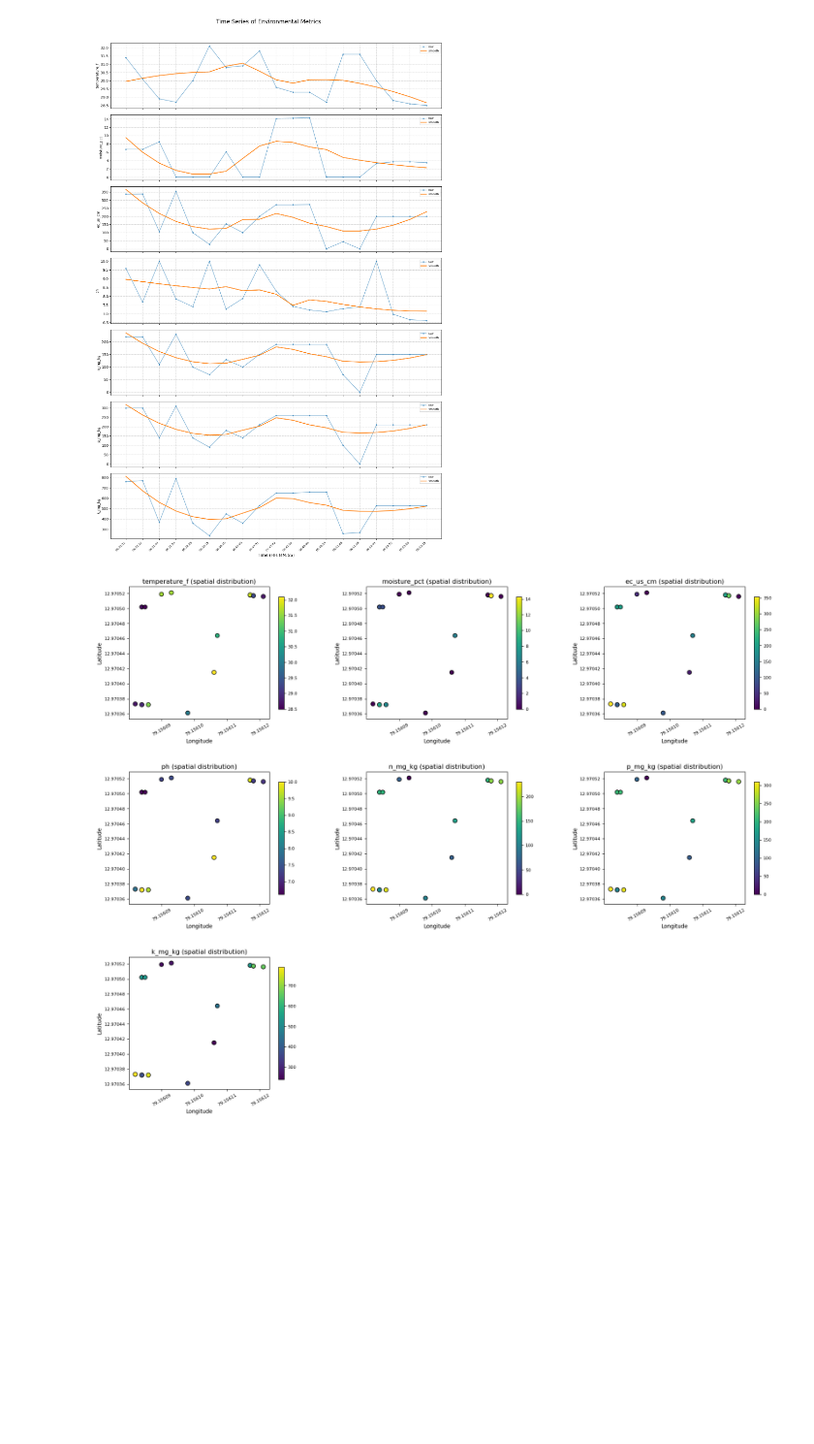
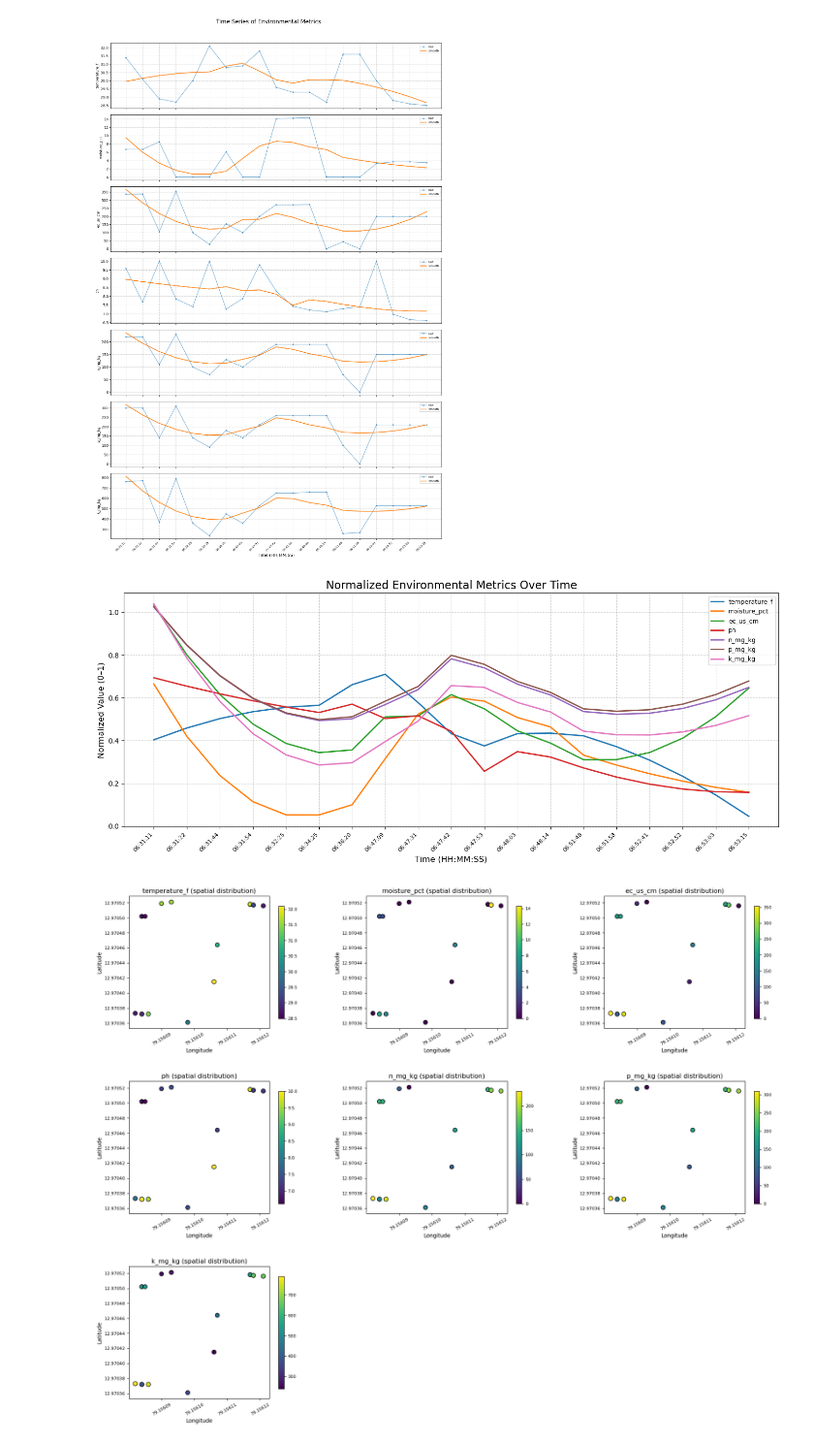
Before and after one commit to AnirudhaDG/agro_rover, a Jupyter notebook: data_analytics_updated.ipynb, the cells around one changed output. Shown at 97% size. Cells and saved outputs as stored; diff of their text form; code cells hidden in the pictures; blank space fills up the shorter version.

```diff
--- a/data_analytics_updated.ipynb
+++ b/data_analytics_updated.ipynb
@@ -13,13 +19,3 @@ df["time_str"] = df["timestamp"].dt.strftime("%H:%M:%S")
 
 # Metrics to visualize
 metrics = ["temperature_f", "moisture_pct", "ec_us_cm", "ph", "n_mg_kg", "p_mg_kg", "k_mg_kg"]
-# %%
-fig, axes = plt.subplots(len(metrics), 1, figsize=(14, 3*len(metrics)), sharex=True)
-for i, col in enumerate(metrics):
-    axes[i].plot(df["timestamp"].values, df[col].values, marker="o", markersize=3, linestyle="-")
-    axes[i].set_ylabel(col, fontsize=10)
-    axes[i].grid(True, linestyle="--", alpha=0.6)
-axes[-1].set_xlabel("Timestamp")
-plt.suptitle("Time Series of Environmental Metrics", fontsize=16, y=1.02)
-plt.tight_layout()
-plt.show()
@@ -73,4 +62,47 @@ plt.tight_layout()
 plt.show()
 # %% [output]
 [figure]
+# %%
+# Convert timestamp to readable format
+df["time_str"] = pd.to_datetime(df["timestamp"]).dt.strftime("%H:%M:%S")
+
+
+# Normalize metrics (0–1 scaling)
+scaler = MinMaxScaler()
+df_norm = df.copy()
+df_norm[metrics] = scaler.fit_transform(df[metrics].astype(float))
+
+# Plot smoothed normalized values on same graph
+fig, ax = plt.subplots(figsize=(14, 6))
+
+x = np.arange(len(df))
+
+for col in metrics:
+    y = df_norm[col].values
+
+    # Smooth with Savitzky-Golay or rolling mean
+    window = min(11, len(y) if len(y) % 2 == 1 else len(y)-1)
+    if window >= 5:
+        y_smooth = savgol_filter(y, window, polyorder=2)
+    else:
+        y_smooth = pd.Series(y).rolling(window=3, min_periods=1).mean().to_numpy()
+
+    ax.plot(x, y_smooth, linewidth=2, label=col)
+
+# X-axis labels (time)
+step = max(1, len(x)//10)
+ax.set_xticks(x[::step])
+ax.set_xticklabels(df["time_str"].iloc[::step], rotation=45, ha="right", fontsize=8)
+
+ax.set_xlabel("Time (HH:MM:SS)", fontsize=12)
+ax.set_ylabel("Normalized Value (0–1)", fontsize=12)
+ax.set_title("Normalized Environmental Metrics Over Time", fontsize=16)
+ax.legend(fontsize=9)
+ax.grid(True, linestyle="--", alpha=0.6)
+
+plt.tight_layout()
+plt.savefig("./plots/normalized_metrics_over_time.png", dpi=300, bbox_inches="tight")
+plt.show()
+# %% [output]
+[figure, added]
 # %%
```
Also changed, not shown: parts of 7 cells of this notebook, 9 other files.
